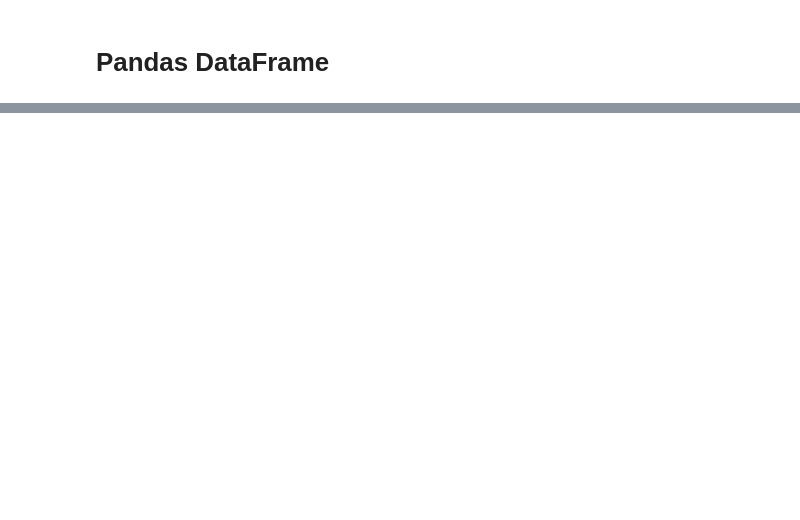
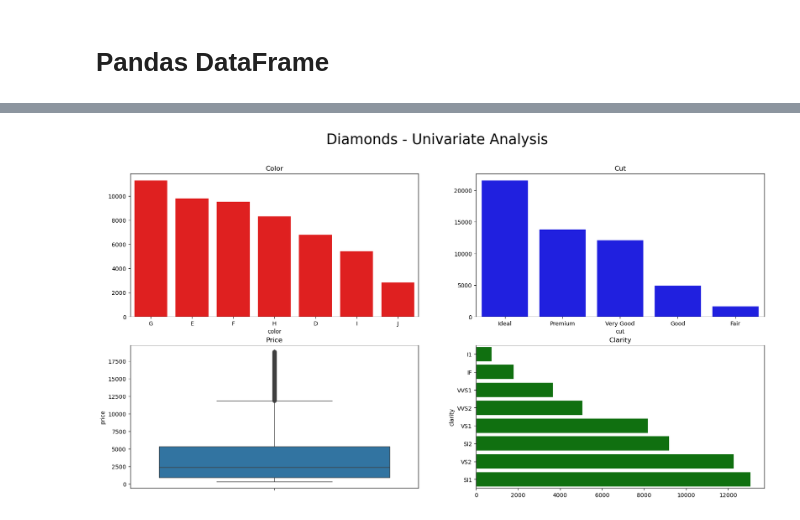
Before and after one commit to srak71/DSA-8640, a Jupyter notebook: Week_12_Pandas_3/HW8/HW8.ipynb, the cells around one changed output, grey strips where cells are left out. Drawn from its saved outputs; the diff is of its cells as text; code cells hidden in the pictures; blank space fills up the shorter version.

```diff
--- a/Week_12_Pandas_3/HW8/HW8.ipynb
+++ b/Week_12_Pandas_3/HW8/HW8.ipynb
@@ -68,2 +279,34 @@ Q6. (1) Please read diamonds.csv in your working directory into Pandas DataFrame
 # %% [markdown]
 <img align = 'left' src="pic/sample_2.png" alt="insert" width="1000"/>
+# %%
+# 1
+diamonds_db = pd.read_csv('diamonds.csv')
+# %%
+import seaborn as sns
+import matplotlib.pyplot as plt
+
+fig, axes = plt.subplots(2, 2, figsize = (20, 10))
+fig.suptitle('Diamonds - Univariate Analysis', fontsize = 25)
+
+# Plot 1 (color bar)
+color_counts = diamonds_db['color'].value_counts()
+sns.barplot(x = color_counts.index, y = color_counts.values, ax = axes[0, 0], color = 'red')
+axes[0, 0].set_title('Color')
+
+# Plot 2 (cut bar)
+cut_counts = diamonds_db['cut'].value_counts()
+sns.barplot(x = cut_counts.index, y = cut_counts.values, ax = axes[0, 1], color = 'blue')
+axes[0, 1].set_title('Cut')
+
+# Plot 3 (price box)
+sns.boxplot(y = 'price', data = diamonds_db, ax = axes[1, 0])
+axes[1, 0].set_title('Price')
+
+# Plot 4 (clarity bar horizontal)
+clarity_counts = diamonds_db['clarity'].value_counts(ascending = True)
+sns.barplot(y = clarity_counts.index, x = clarity_counts.values, ax = axes[1, 1], color = 'green')
+axes[1, 1].set_title('Clarity')
+
+plt.show()
+# %% [output]
+[figure, added]
```
Also changed, not shown: parts of 25 cells of this notebook.
